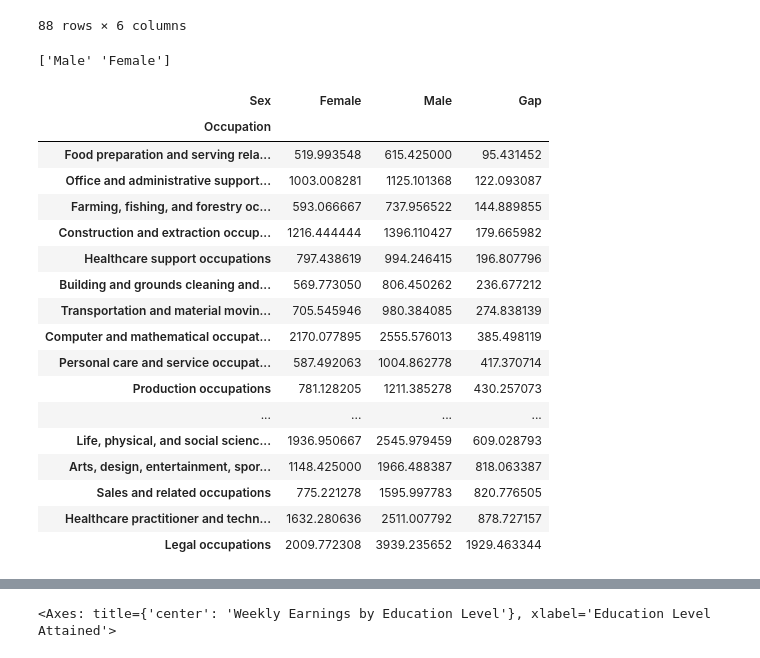
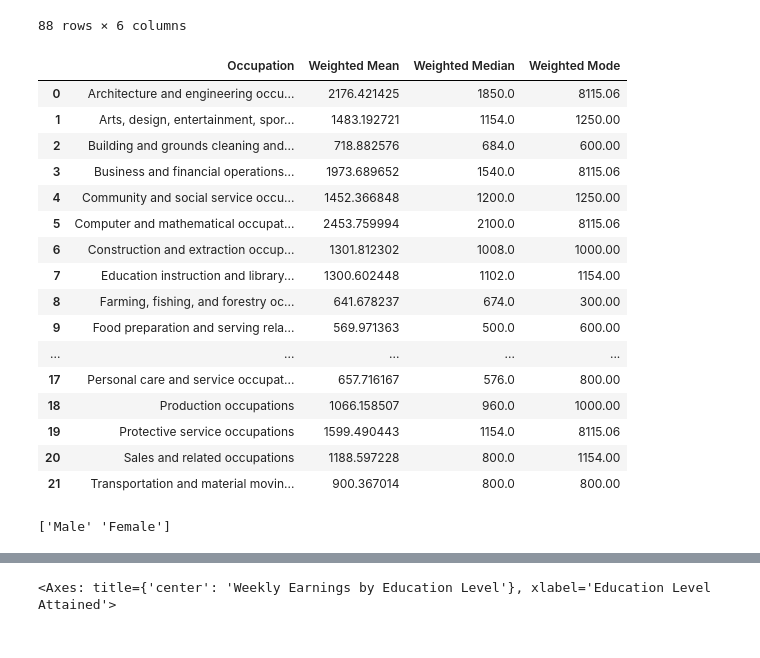
Before and after one commit to JenniBean-K/Money-Talks-A-Demographic-Story, a Jupyter notebook: jkim/outputs/Untitled-1.ipynb, the cells around one changed output, grey strips where cells are left out. Drawn from its saved outputs; the diff is of its cells as text; code cells hidden in the pictures.

```diff
--- a/jkim/outputs/Untitled-1.ipynb
+++ b/jkim/outputs/Untitled-1.ipynb
@@ -231,38 +231,51 @@ weighted_stats
 | 86 | Male | Transportation and material movin... | Enrolled | 334.259729 | 210.0 | 156.00 |
 | 87 | Male | Transportation and material movin... | Not enrolled | 950.270538 | 840.0 | 800.00 |
 88 rows × 6 columns
+# %%
+# Group by Occupation only
+group = ['Occupation']
+
+occupation_stats = df.groupby(group).apply(
+    lambda g: pd.Series({
+        'Weighted Mean': weighted_mean(g),
+        'Weighted Median': weighted_median(g['Weekly Earnings'], g['PWSSWGT']),
+        'Weighted Mode': weighted_mode(g['Weekly Earnings'], g['PWSSWGT'])
+    })
+).reset_index()
+
+# Show result
+occupation_stats
+# %% [output]
+|  | Occupation | Weighted Mean | Weighted Median | Weighted Mode |
+| 0 | Architecture and engineering occu... | 2176.421425 | 1850.0 | 8115.06 |
+| 1 | Arts, design, entertainment, spor... | 1483.192721 | 1154.0 | 1250.00 |
+| 2 | Building and grounds cleaning and... | 718.882576 | 684.0 | 600.00 |
+| 3 | Business and financial operations... | 1973.689652 | 1540.0 | 8115.06 |
+| 4 | Community and social service occu... | 1452.366848 | 1200.0 | 1250.00 |
+| 5 | Computer and mathematical occupat... | 2453.759994 | 2100.0 | 8115.06 |
+| 6 | Construction and extraction occup... | 1301.812302 | 1008.0 | 1000.00 |
+| 7 | Education instruction and library... | 1300.602448 | 1102.0 | 1154.00 |
+| 8 | Farming, fishing, and forestry oc... | 641.678237 | 674.0 | 300.00 |
+| 9 | Food preparation and serving rela... | 569.971363 | 500.0 | 600.00 |
+| ... | ... | ... | ... | ... |
+| 17 | Personal care and service occupat... | 657.716167 | 576.0 | 800.00 |
+| 18 | Production occupations | 1066.158507 | 960.0 | 1000.00 |
+| 19 | Protective service occupations | 1599.490443 | 1154.0 | 8115.06 |
+| 20 | Sales and related occupations | 1188.597228 | 800.0 | 1154.00 |
+| 21 | Transportation and material movin... | 900.367014 | 800.0 | 800.00 |
 # %%
 print(df['Sex'].unique())
 # %% [output]
 ['Male' 'Female']
 # %%
 # Comparison between male vs. femoal earnings within same job title
-gender_pay_gap = df.pivot_table(
-    values='Weekly Earnings',
-    index='Occupation',
-    columns='Sex',
-    aggfunc='mean'
-).dropna()
+# gender_pay_gap = df.pivot_table(
+#     values='Weekly Earnings',
+#     index='Occupation',
+#     columns='Sex',
+#     aggfunc='mean'
+# ).dropna()
 
-# Calculate difference
-gender_pay_gap['Gap'] = gender_pay_gap['Male'] - gender_pay_gap['Female']
-gender_pay_gap.sort_values('Gap')
+# # Calculate difference
+# gender_pay_gap['Gap'] = gender_pay_gap['Male'] - gender_pay_gap['Female']
+# gender_pay_gap.sort_values('Gap')
-# %% [output]
-| Sex | Female | Male | Gap |
-| Occupation |  |  |  |
-| Food preparation and serving rela... | 519.993548 | 615.425000 | 95.431452 |
-| Office and administrative support... | 1003.008281 | 1125.101368 | 122.093087 |
-| Farming, fishing, and forestry oc... | 593.066667 | 737.956522 | 144.889855 |
-| Construction and extraction occup... | 1216.444444 | 1396.110427 | 179.665982 |
-| Healthcare support occupations | 797.438619 | 994.246415 | 196.807796 |
-| Building and grounds cleaning and... | 569.773050 | 806.450262 | 236.677212 |
-| Transportation and material movin... | 705.545946 | 980.384085 | 274.838139 |
-| Computer and mathematical occupat... | 2170.077895 | 2555.576013 | 385.498119 |
-| Personal care and service occupat... | 587.492063 | 1004.862778 | 417.370714 |
-| Production occupations | 781.128205 | 1211.385278 | 430.257073 |
-| ... | ... | ... | ... |
-| Life, physical, and social scienc... | 1936.950667 | 2545.979459 | 609.028793 |
-| Arts, design, entertainment, spor... | 1148.425000 | 1966.488387 | 818.063387 |
-| Sales and related occupations | 775.221278 | 1595.997783 | 820.776505 |
-| Healthcare practitioner and techn... | 1632.280636 | 2511.007792 | 878.727157 |
-| Legal occupations | 2009.772308 | 3939.235652 | 1929.463344 |
```
Also changed, not shown: parts of 1 cell of this notebook.
